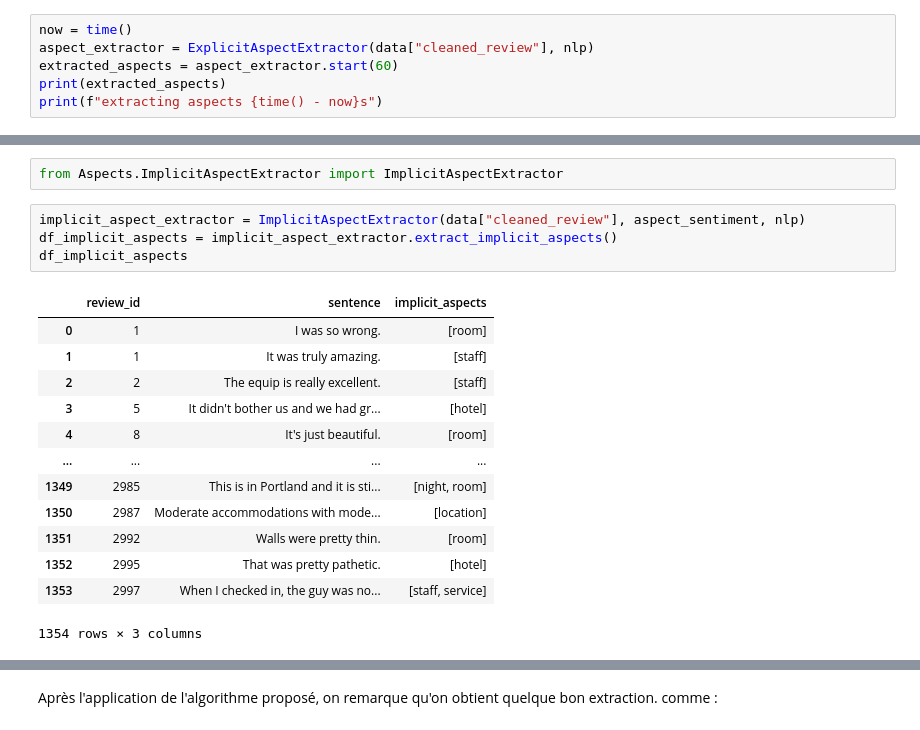
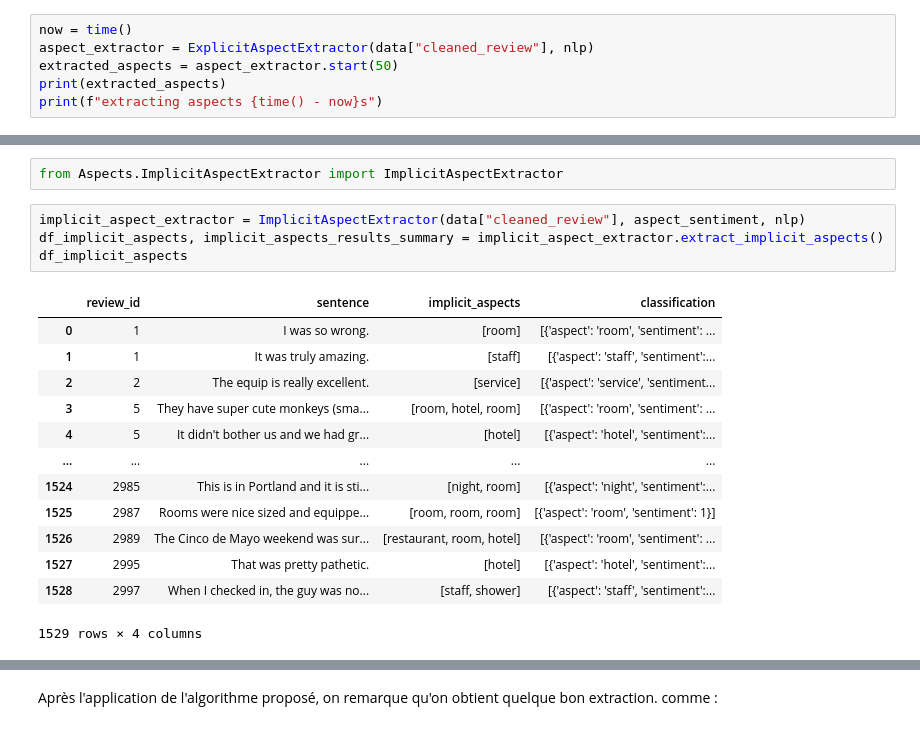
Before and after one commit to SuicV/SentiAnalysis, a Jupyter notebook: notebooks/notebook_principale.ipynb, the cells around one changed output, grey strips where cells are left out. Cells and saved outputs as stored; diff of their text form.

```diff
--- a/notebooks/notebook_principale.ipynb
+++ b/notebooks/notebook_principale.ipynb
@@ -154,7 +154,7 @@ Dans cette phase, on extrait les noms les plus fréquents comme des aspects expl
 # %%
 now = time()
 aspect_extractor = ExplicitAspectExtractor(data["cleaned_review"], nlp)
-extracted_aspects = aspect_extractor.start(60)
+extracted_aspects = aspect_extractor.start(50)
 print(extracted_aspects)
 print(f"extracting aspects {time() - now}s")
 # %% [output]
@@ -288,19 +288,19 @@ review id : 2997
 from Aspects.ImplicitAspectExtractor import ImplicitAspectExtractor
 # %%
 implicit_aspect_extractor = ImplicitAspectExtractor(data["cleaned_review"], aspect_sentiment, nlp)
-df_implicit_aspects = implicit_aspect_extractor.extract_implicit_aspects()
+df_implicit_aspects, implicit_aspects_results_summary = implicit_aspect_extractor.extract_implicit_aspects()
 df_implicit_aspects
 # %% [output]
-|  | review_id | sentence | implicit_aspects |
-| 0 | 1 | I was so wrong. | [room] |
-| 1 | 1 | It was truly amazing. | [staff] |
-| 2 | 2 | The equip is really excellent. | [staff] |
-| 3 | 5 | It didn't bother us and we had gr... | [hotel] |
-| 4 | 8 | It's just beautiful. | [room] |
-| ... | ... | ... | ... |
-| 1349 | 2985 | This is in Portland and it is sti... | [night, room] |
-| 1350 | 2987 | Moderate accommodations with mode... | [location] |
-| 1351 | 2992 | Walls were pretty thin. | [room] |
-| 1352 | 2995 | That was pretty pathetic. | [hotel] |
-| 1353 | 2997 | When I checked in, the guy was no... | [staff, service] |
+|  | review_id | sentence | implicit_aspects | classification |
+| 0 | 1 | I was so wrong. | [room] | [{'aspect': 'room', 'sentiment': ... |
+| 1 | 1 | It was truly amazing. | [staff] | [{'aspect': 'staff', 'sentiment':... |
+| 2 | 2 | The equip is really excellent. | [service] | [{'aspect': 'service', 'sentiment... |
+| 3 | 5 | They have super cute monkeys (sma... | [room, hotel, room] | [{'aspect': 'room', 'sentiment': ... |
+| 4 | 5 | It didn't bother us and we had gr... | [hotel] | [{'aspect': 'hotel', 'sentiment':... |
+| ... | ... | ... | ... | ... |
+| 1524 | 2985 | This is in Portland and it is sti... | [night, room] | [{'aspect': 'night', 'sentiment':... |
+| 1525 | 2987 | Rooms were nice sized and equippe... | [room, room, room] | [{'aspect': 'room', 'sentiment': 1}] |
+| 1526 | 2989 | The Cinco de Mayo weekend was sur... | [restaurant, room, hotel] | [{'aspect': 'room', 'sentiment': ... |
+| 1527 | 2995 | That was pretty pathetic. | [hotel] | [{'aspect': 'hotel', 'sentiment':... |
+| 1528 | 2997 | When I checked in, the guy was no... | [staff, shower] | [{'aspect': 'staff', 'sentiment':... |
-1354 rows × 3 columns
+1529 rows × 4 columns
```
Also changed, not shown: parts of 4 cells of this notebook, 7 other files.
